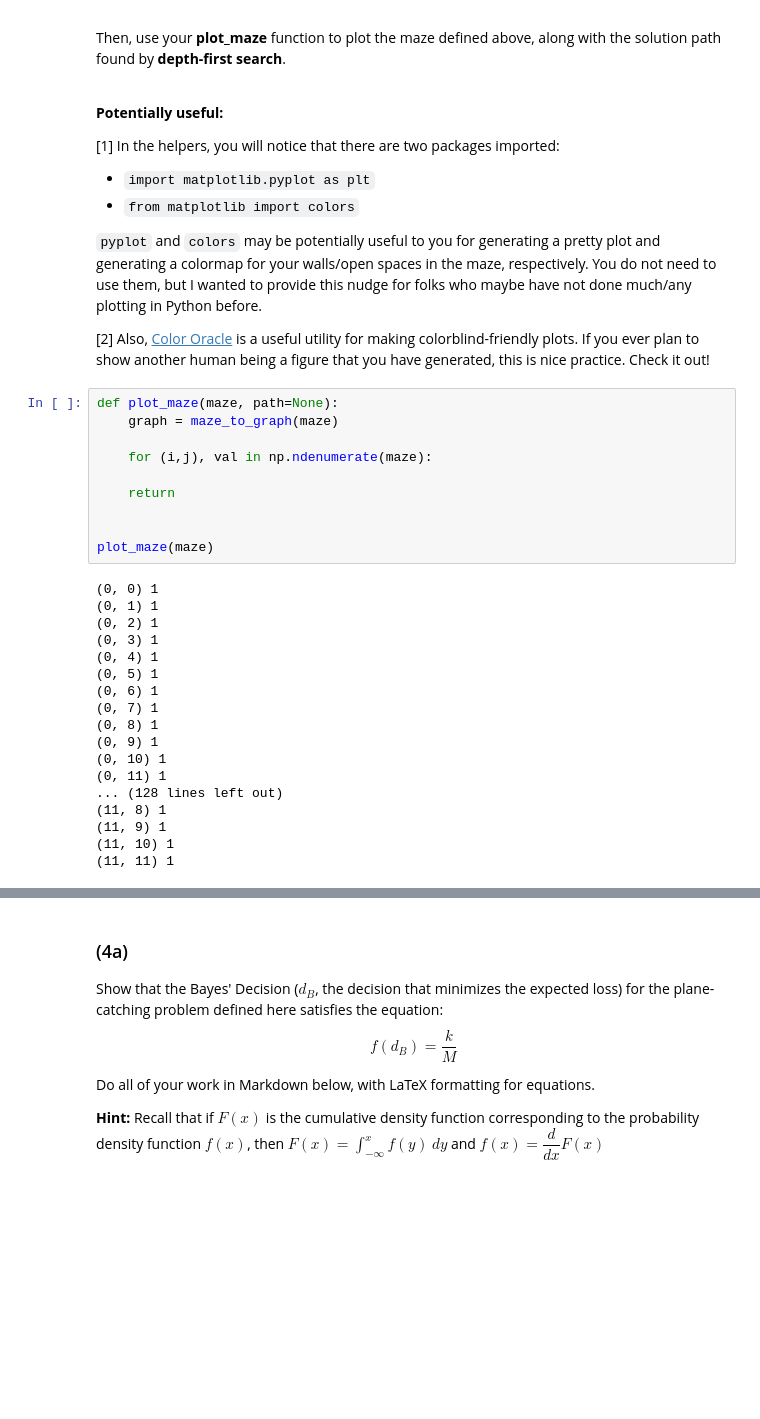
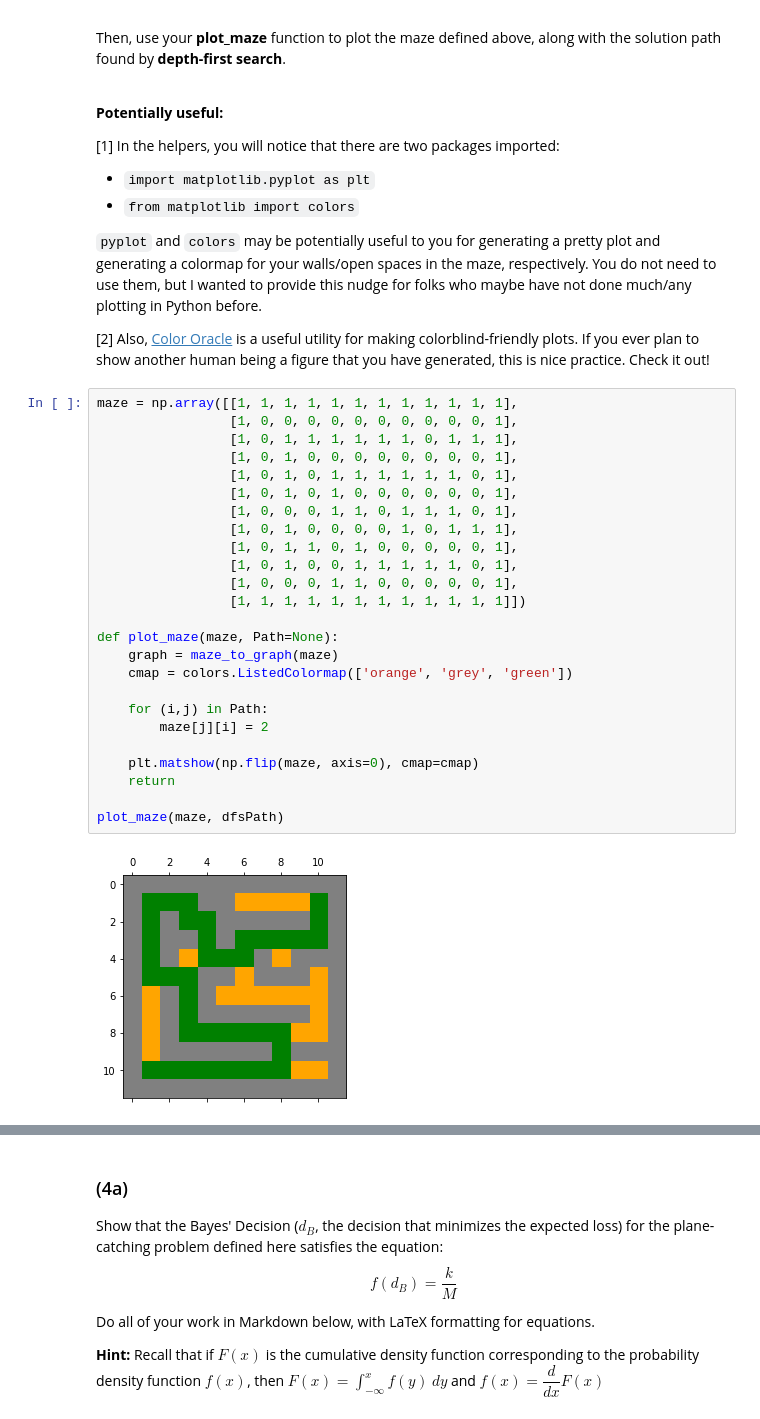
Before and after one commit to BrennonLee/AI, a Jupyter notebook: hw/csci3202_hw02_Brennon_Lee.ipynb, the cells around one changed output, grey strips where cells are left out. Cells and saved outputs as stored; diff of their text form; blank space fills up the shorter version.

```diff
--- a/hw/csci3202_hw02_Brennon_Lee.ipynb
+++ b/hw/csci3202_hw02_Brennon_Lee.ipynb
@@ -517,34 +517,33 @@ Then, use your **plot_maze** function to plot the maze defined above, along with
 `pyplot` and `colors` may be potentially useful to you for generating a pretty plot and generating a colormap for your walls/open spaces in the maze, respectively.  You do not need to use them, but I wanted to provide this nudge for folks who maybe have not done much/any plotting in Python before.
 
 [2] Also, [Color Oracle](http://colororacle.org/) is a useful utility for making colorblind-friendly plots. If you ever plan to show another human being a figure that you have generated, this is nice practice. Check it out!
-# %%
-def plot_maze(maze, path=None):
-    graph = maze_to_graph(maze)
-
-    for (i,j), val in np.ndenumerate(maze):
-
-    return
-
-
-plot_maze(maze)
-# %% [output]
-(0, 0) 1
-(0, 1) 1
-(0, 2) 1
-(0, 3) 1
-(0, 4) 1
-(0, 5) 1
-(0, 6) 1
-(0, 7) 1
-(0, 8) 1
-(0, 9) 1
-(0, 10) 1
-(0, 11) 1
-... (128 lines left out)
-(11, 8) 1
-(11, 9) 1
-(11, 10) 1
-(11, 11) 1
+# %%
+maze = np.array([[1, 1, 1, 1, 1, 1, 1, 1, 1, 1, 1, 1],
+                 [1, 0, 0, 0, 0, 0, 0, 0, 0, 0, 0, 1],
+                 [1, 0, 1, 1, 1, 1, 1, 1, 0, 1, 1, 1],
+                 [1, 0, 1, 0, 0, 0, 0, 0, 0, 0, 0, 1],
+                 [1, 0, 1, 0, 1, 1, 1, 1, 1, 1, 0, 1],
+                 [1, 0, 1, 0, 1, 0, 0, 0, 0, 0, 0, 1],
+                 [1, 0, 0, 0, 1, 1, 0, 1, 1, 1, 0, 1],
+                 [1, 0, 1, 0, 0, 0, 0, 1, 0, 1, 1, 1],
+                 [1, 0, 1, 1, 0, 1, 0, 0, 0, 0, 0, 1],
+                 [1, 0, 1, 0, 0, 1, 1, 1, 1, 1, 0, 1],
+                 [1, 0, 0, 0, 1, 1, 0, 0, 0, 0, 0, 1],
+                 [1, 1, 1, 1, 1, 1, 1, 1, 1, 1, 1, 1]])
+
+def plot_maze(maze, Path=None):
+    graph = maze_to_graph(maze)
+    cmap = colors.ListedColormap(['orange', 'grey', 'green'])
+
+    for (i,j) in Path:
+        maze[j][i] = 2
+
+    plt.matshow(np.flip(maze, axis=0), cmap=cmap)
+    return
+
+plot_maze(maze, dfsPath)
+# %% [output]
+[figure, added]
 # %% [markdown]
 <br>
 
```
Also changed, not shown: parts of 9 cells of this notebook.
